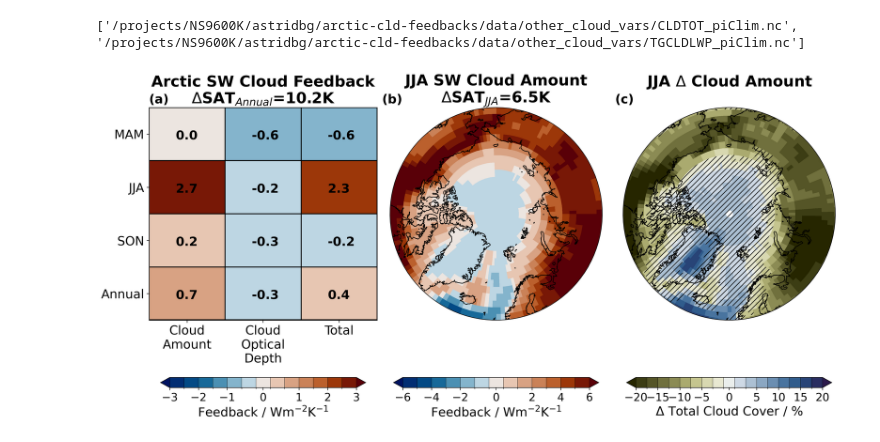
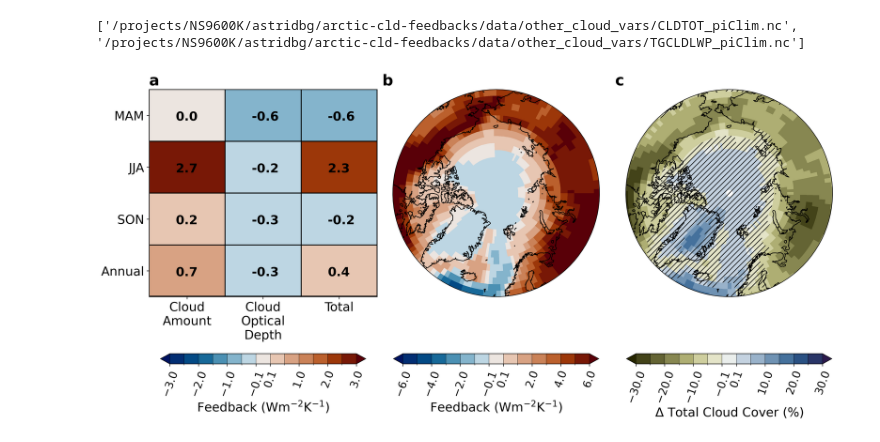
Before and after one commit to astridbg/arctic-cloud-feedbacks, a Jupyter notebook: Fig1.ipynb, the cells around one changed output. Saved outputs shown, nothing was run; the diff lists cells and outputs as text; code cells hidden in the pictures.

```diff
--- a/Fig1.ipynb
+++ b/Fig1.ipynb
@@ -164,7 +163,8 @@ co2_conc = '4xCO2'
 seasons = ['DJF','MAM','JJA','SON']
 components = ['SWcld_amt', 'SWcld_tau','SWcld_tot']; component_names = ['Cloud\nAmount','Cloud\nOptical\nDepth', 'Total']
 
-labels = [['(a)','(b)','(c)']]
+labels = [['a','b','c']]
+label_rotation = 70
 
 # Choose subset of feedback variables, while selecting period of interest
 var_list = []
@@ -211,8 +211,8 @@ temp_Arctic = functions.computeWeightedMean(temp_t_avg.sel(lat=slice(Arctic_limi
 # Create figure
 fig, axs = plt.subplot_mosaic(mosaic=labels, figsize=(15, 7),dpi=300,constrained_layout=True)
 # Remove axis from map plots
-axs['(b)'].axis('off')
-axs['(c)'].axis('off')
+axs['b'].axis('off')
+axs['c'].axis('off')
 # Add new subplots with Arctic map projection
 ax2 = fig.add_subplot(1, 3, 2, projection=ccrs.Orthographic(0, 90))
 ax3 = fig.add_subplot(1, 3, 3, projection=ccrs.Orthographic(0, 90))
@@ -223,7 +223,7 @@ cmap_rb = cm.cm.vik
 colors = cmap_rb(np.linspace(0, 1, len(uneven_levels)+1))
 cmap, norm = mcolors.from_levels_and_colors(uneven_levels, colors,extend='both')
 
-ax = axs['(a)']
+ax = axs['a']
 d_SAT = temp_Arctic['tas'].sel(time='Annual',co2_conc=co2_conc).values
 feedbacks_i = feedbacks_Arctic.sel(co2_conc=co2_conc).to_dataarray()
 X = np.arange(len(components))
@@ -241,12 +241,12 @@ for x in X:
             avg_feedback = np.abs(avg_feedback)
         ax.text(x-0.15, y+0.1, str(avg_feedback), fontsize=18, fontweight='bold')
 ax.invert_yaxis()
-ax.set_title('Arctic SW Cloud Feedback\n$\Delta$SAT$_{Annual}$='+str(np.round(d_SAT,1))+'K', fontsize=22,fontweight='bold')
+#ax.set_title('Arctic SW Cloud Feedback\n$\Delta$SAT$_{Annual}$='+str(np.round(d_SAT,1))+'K', fontsize=22,fontweight='bold')
 
-cb = fig.colorbar(cmap, ax=ax, location='bottom', ticks=[-3,-2,-1,0,1,2,3], drawedges=True,extend='both',shrink=0.9)
+cb = fig.colorbar(cmap, ax=ax, location='bottom', ticks=[-3,-2,-1,-0.1, 0.1,1,2,3], drawedges=True,extend='both',shrink=0.9)
 
-cb.set_label(label='Feedback / Wm$^{-2}$K$^{-1}$',fontsize=18)
-cb.ax.tick_params(labelsize=16)
+cb.set_label(label='Feedback (Wm$^{-2}$K$^{-1}$)',fontsize=18)
+cb.ax.tick_params(labelsize=16,rotation=label_rotation)
 
 # Row 2: spatial distribution of cloud amount feedback
 uneven_levels = [-6,-5,-4,-3,-2,-1,-0.1,0.1,1,2,3,4,5,6]
@@ -261,45 +261,50 @@ for ax,co2_conc in zip([ax2], [co2_conc]):
                                         cmap=cmap, norm=norm,
                                         add_colorbar=False)
     d_SAT_JJA = temp_Arctic['tas'].sel(time='JJA',co2_conc=co2_conc).values
-    ax.set_title('JJA SW Cloud Amount\n$\Delta$SAT$_{JJA}$='+str(np.round(d_SAT_JJA,1))+'K', fontsize=22,fontweight='bold')
+    #ax.set_title('JJA SW Cloud Amount\n$\Delta$SAT$_{JJA}$='+str(np.round(d_SAT_JJA,1))+'K', fontsize=22,fontweight='bold')
+    ax.set_title('')
     ax.coastlines()
 
-cb = fig.colorbar(map, ax=ax, location='bottom', ticks=[-6,-4,-2,0,2,4,6], drawedges=True,shrink=0.9)
-cb.set_label(label='Feedback / Wm$^{-2}$K$^{-1}$',fontsize=18)
-#cb.set_ticks(ticks=[-6,-4,-2,-0.1,0.1,2,4,6], labels=[-6,-4,-2,-0.1,0.1,2,4,6])
-cb.ax.tick_params(labelsize=16)
+cb = fig.colorbar(map, ax=ax, location='bottom', ticks=[-6,-4,-2,-0.1, 0.1,2,4,6], drawedges=True,shrink=0.9)
+cb.set_label(label='Feedback (Wm$^{-2}$K$^{-1}$)',fontsize=18)
+cb.ax.tick_params(labelsize=16,rotation=label_rotation)
 
 
 # Row 3: spatial distribution of cloud cover change
-uneven_levels = [-20,-17.5,-15,-12.5,-10,-7.5,-5,-2.5,-0.1,0.1,2.5,5,7.5,10,12.5,15,17.5,20]
+#uneven_levels = [-20,-17.5,-15,-12.5,-10,-7.5,-5,-2.5,-0.1,0.1,2.5,5,7.5,10,12.5,15,17.5,20]
+#uneven_levels = [-20,-15,-10,-5,-0.1,0.1,5,10,15,20]
+uneven_levels = [-30,-25,-20,-15,-10,-5,-0.1,0.1,5,10,15,20,25,30]
+
 cmap_rb = cm.cm.broc_r
 colors = cmap_rb(np.linspace(0, 1, len(uneven_levels)+1))
 cmap, norm = mcolors.from_levels_and_colors(uneven_levels, colors,extend='both')
 
 for ax,co2_conc in zip([ax3], [co2_conc]):
     functions.polarCentral_set_latlim([60,90], ax)
     data = cloud_t_avg['CLDTOT'].sel(time='JJA',co2_conc=co2_conc) - cloud_piClim_t_avg['CLDTOT'].sel(time='JJA') # Get cloud fraction change from pre-industrial climate
     data = data*100 # Convert cloud fraction to percentage
     map = data.plot.pcolormesh(ax=ax, transform=ccrs.PlateCarree(),
                                         cmap=cmap,norm=norm,
                                         add_colorbar=False)
     d_SAT_JJA = temp_Arctic['tas'].sel(time='JJA',co2_conc=co2_conc).values
-    ax.set_title('JJA $\Delta$ Cloud Amount\n', fontsize=22,fontweight='bold')
+    #ax.set_title('JJA $\Delta$ Cloud Amount\n', fontsize=22,fontweight='bold')
+    ax.set_title('')
     ax.coastlines()
     hatch_density=3
     hatch_style='/'
     insignificant_data = functions.xr_add_cyclic_point(np.abs(data) < piClim_cloud_std['CLDTOT'].sel(season='JJA')*100)
     hatch = ax.contourf(insignificant_data.lon, insignificant_data.lat, insignificant_data, transform=ccrs.PlateCarree(), colors='none', levels=[.5,1.5], hatches=[hatch_density*hatch_style, hatch_density*hatch_style])
-cb = fig.colorbar(map, ax=ax, location='bottom', ticks=[-20,-15,-10,-5,0,5,10,15,20], drawedges=True,shrink=0.9)
+#cb = fig.colorbar(map, ax=ax, location='bottom', ticks=[-20,-15,-10,-5,-0.1, 0.1,5,10,15,20], drawedges=True,shrink=0.9)
+cb = fig.colorbar(map, ax=ax, location='bottom', ticks=[-30,-20,-10,-0.1, 0.1,10,20,30], drawedges=True,shrink=0.9)
 
-cb.set_label(label='$\Delta$ Total Cloud Cover / %',fontsize=18)
-cb.ax.tick_params(labelsize=16)
+cb.set_label(label='$\Delta$ Total Cloud Cover (%)',fontsize=18)
+cb.ax.tick_params(labelsize=16, rotation=label_rotation)
 
 # Label subplots
 for label, ax in axs.items():
-    ax.set_title(label, loc='left', fontsize=18,fontweight='bold')
+    ax.set_title(label, loc='left', fontsize=22,fontweight='bold')
 
 fig.savefig('/nird/datapeak/NS9600K/astridbg/arctic-cld-feedbacks/arctic-cloud-feedbacks/article_figs/Fig1.png')
 fig.savefig('/nird/datapeak/NS9600K/astridbg/arctic-cld-feedbacks/arctic-cloud-feedbacks/article_figs/Fig1.pdf')
 # %% [output]
-[figure, old version]
+[figure, new version]
```
Also changed, not shown: parts of 1 cell of this notebook, 25 other files.
